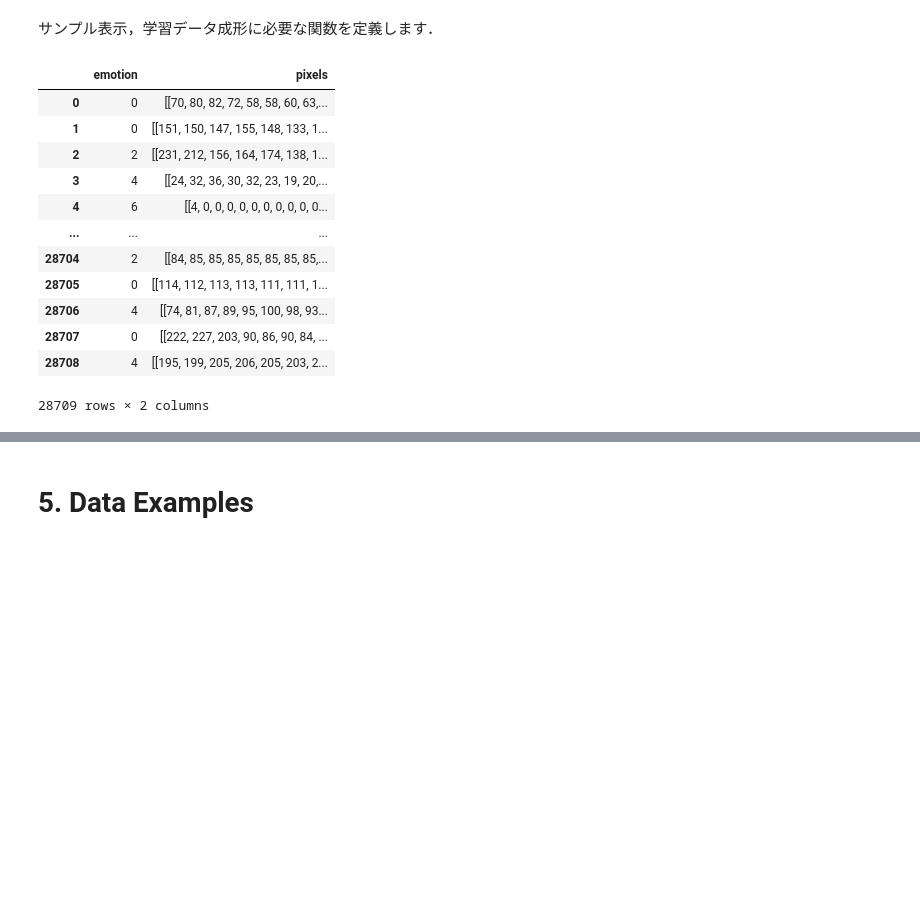
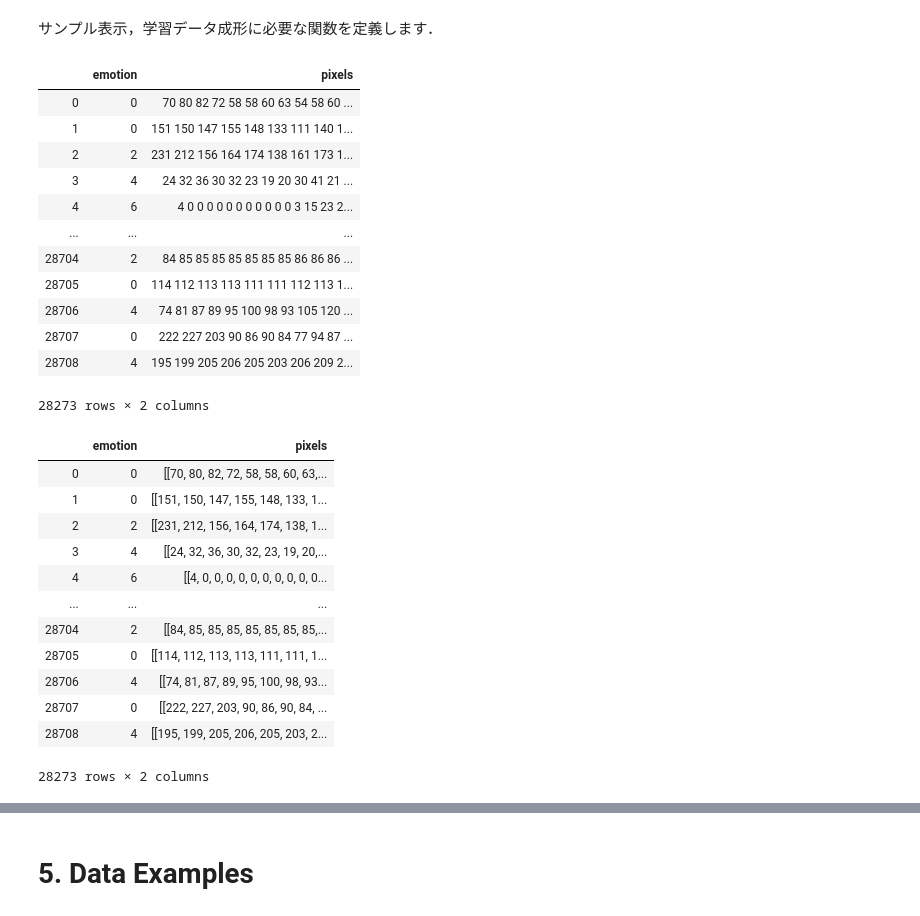
Before and after one commit to maximum-maximum/FaceEmotionApp, a Jupyter notebook: face_emotion.ipynb, the cells around one changed output, grey strips where cells are left out. Saved outputs shown, nothing was run; the diff lists cells and outputs as text; code cells hidden in the pictures; blank space fills up the shorter version.

```diff
--- a/face_emotion.ipynb
+++ b/face_emotion.ipynb
@@ -120,8 +145,24 @@ def convert_to_image(pixels, mode='save', t='gray'):
       return gray_to_rgb(pixels.reshape(48, 48))
   else:
       return pixels
+# %%
+df
+# %% [output]
+|  | emotion | pixels |
+| 0 | 0 | 70 80 82 72 58 58 60 63 54 58 60 ... |
+| 1 | 0 | 151 150 147 155 148 133 111 140 1... |
+| 2 | 2 | 231 212 156 164 174 138 161 173 1... |
+| 3 | 4 | 24 32 36 30 32 23 19 20 30 41 21 ... |
+| 4 | 6 | 4 0 0 0 0 0 0 0 0 0 0 0 3 15 23 2... |
+| ... | ... | ... |
+| 28704 | 2 | 84 85 85 85 85 85 85 85 86 86 86 ... |
+| 28705 | 0 | 114 112 113 113 111 111 112 113 1... |
+| 28706 | 4 | 74 81 87 89 95 100 98 93 105 120 ... |
+| 28707 | 0 | 222 227 203 90 86 90 84 77 94 87 ... |
+| 28708 | 4 | 195 199 205 206 205 203 206 209 2... |
+28273 rows × 2 columns
 # %%
-df['pixels'] = df['pixels'].apply(lambda x : convert_to_image(x, mode='show', t='gray'))
+df.loc[:, 'pixels'] = df.copy()['pixels'].apply(lambda x : convert_to_image(x, mode='show', t='gray'))
 df
 # %% [output]
 |  | emotion | pixels |
@@ -136,4 +177,4 @@ df
 | 28706 | 4 | [[74, 81, 87, 89, 95, 100, 98, 93... |
 | 28707 | 0 | [[222, 227, 203, 90, 86, 90, 84, ... |
 | 28708 | 4 | [[195, 199, 205, 206, 205, 203, 2... |
-28709 rows × 2 columns
+28273 rows × 2 columns
```
Also changed, not shown: parts of 20 cells of this notebook.
